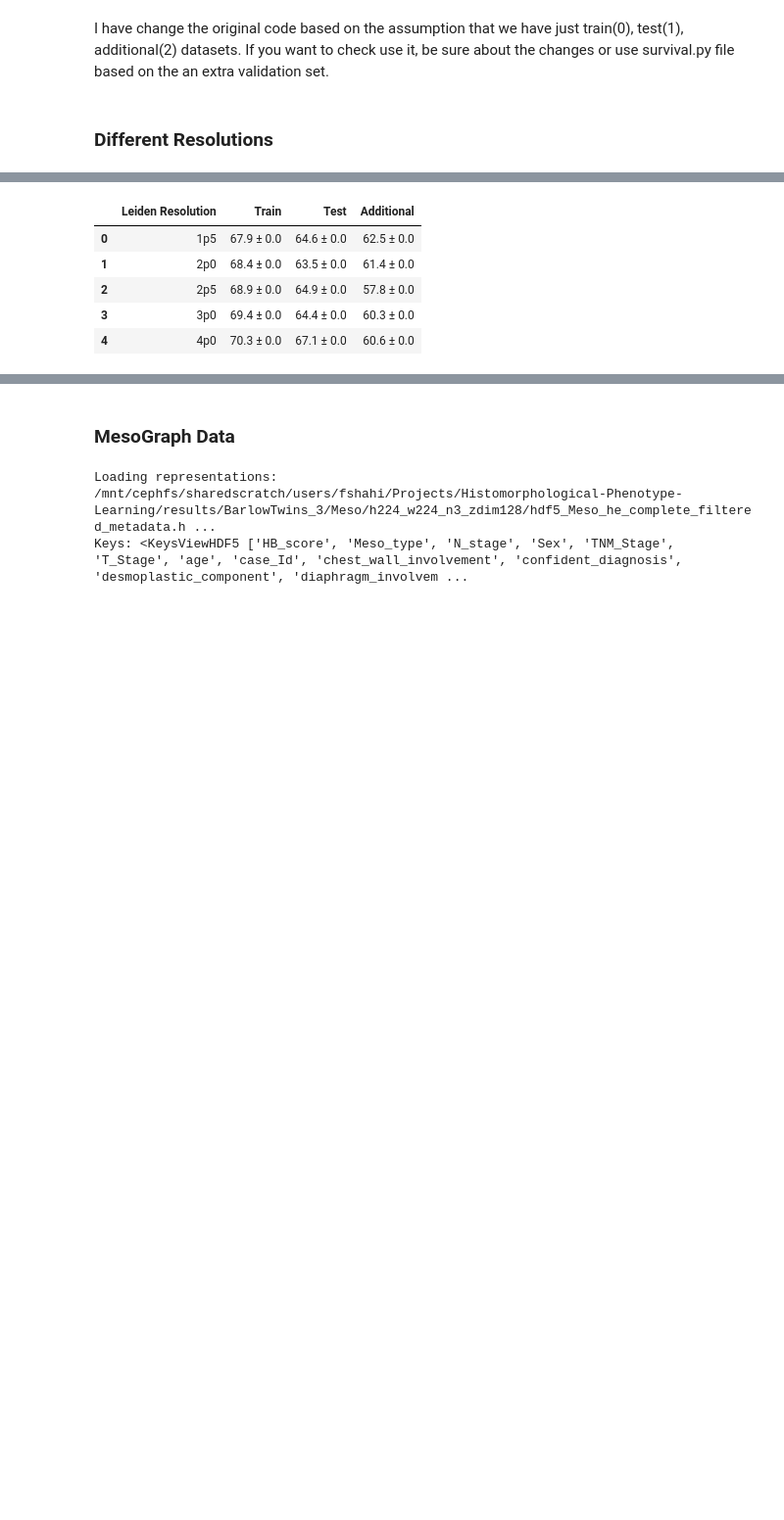
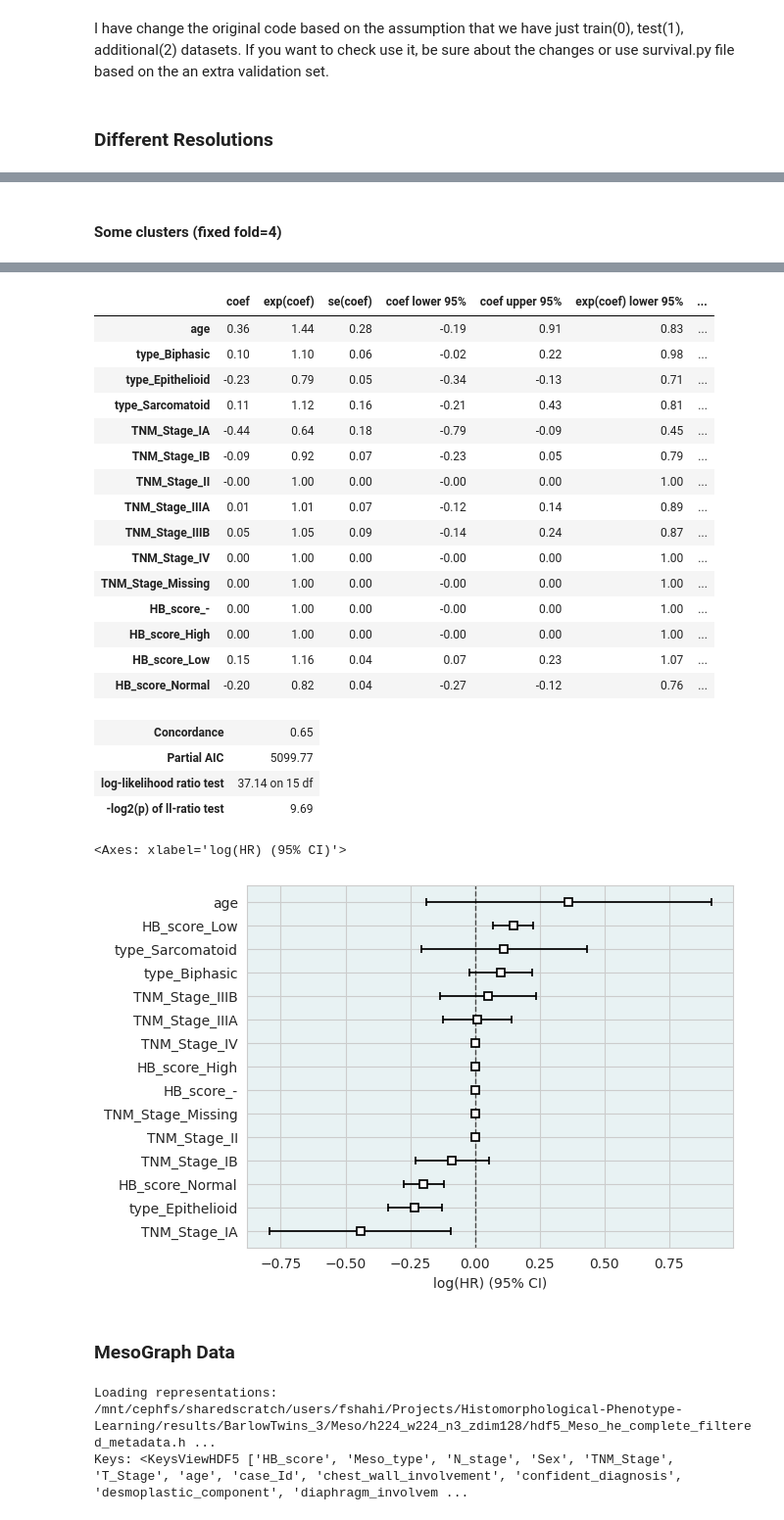
Before and after one commit to FarzanehSeyedshahi/Histomorphological-Phenotype-Learning, a Jupyter notebook: workflow/survival_figures.ipynb, the cells around one changed output, grey strips where cells are left out. Shown at 98% size. Saved outputs shown, nothing was run; the diff lists cells and outputs as text; code cells hidden in the pictures; blank space fills up the shorter version.

```diff
--- a/workflow/survival_figures.ipynb
+++ b/workflow/survival_figures.ipynb
@@ -204,11 +329,31 @@ for resolution in resolutions:
-# %%
-df_mean = cis_df.groupby(['Leiden Resolution']).mean().drop('Fold', axis=1).apply(lambda x: np.round(x*100,1))
-df_std = cis_df.groupby(['Leiden Resolution']).std().drop('Fold', axis=1).apply(lambda x: np.round(x,2))
-(df_mean.astype(str) + ' ± ' + df_std.astype(str)).reset_index()
-# %% [output]
-|  | Leiden Resolution | Train | Test | Additional |
-| 0 | 1p5 | 67.9 ± 0.0 | 64.6 ± 0.0 | 62.5 ± 0.0 |
-| 1 | 2p0 | 68.4 ± 0.0 | 63.5 ± 0.0 | 61.4 ± 0.0 |
-| 2 | 2p5 | 68.9 ± 0.0 | 64.9 ± 0.0 | 57.8 ± 0.0 |
-| 3 | 3p0 | 69.4 ± 0.0 | 64.4 ± 0.0 | 60.3 ± 0.0 |
-| 4 | 4p0 | 70.3 ± 0.0 | 67.1 ± 0.0 | 60.6 ± 0.0 |
+# %% [markdown]
+#### Some clusters (fixed fold=4)
+# %%
+cph = CoxPHFitter(penalizer=penalizer, l1_ratio=l1_ratio)
+meta_data = pd.read_csv('{}/files/Meso_patients.csv'.format(main_path))
+event_data_field = 'os_event_data'
+event_ind_field = 'os_event_ind'
+
+# event_data_field = 'time_to_recurrence'
+# event_ind_field = 'recurrence'
+
+columns = ['age', 'type', 'HB_score', 'TNM_Stage', event_data_field, event_ind_field]
+
+meta_data = meta_data[columns]
+meta_data = pd.get_dummies(meta_data, columns=['type', 'TNM_Stage', 'HB_score'], drop_first=False)
+meta_data['age'] = meta_data['age'] / meta_data['age'].max()
+# meta_data['type'] = meta_data['type'].map({'Epithelioid': 0, 'Sarcomatoid': 2, 'Biphasic': 1})
+# meta_data['smoking_history'] = meta_data['smoking_history'].map({'Unknown':-1 , 'Non-smoker': 0, 'Ex-smoker': 1, 'Current-smoker': 2})
+# meta_data['HB_score'] = meta_data['HB_score'].map({'Low': 0, 'Normal': 1, 'High': 2, '99': -1})
+# meta_data['wcc_score'] = meta_data['wcc_score'].map({'Low': 0, 'Normal': 1, 'High': 2, 'Unknown': -1})
+# meta_data['TNM_Stage'] = meta_data['TNM_Stage'].map({'IA': 0, 'IB':.5, 'II': 1, 'IIIA': 2, 'IIIB': 2.5, 'IV': 3, 'Missing': -1})
+# meta_data['Sex'] = meta_data['Sex'].map({'Male':0, 'Female':1})
+#  add a zero column
+meta_data.replace('-', 255, inplace=True)
+meta_data[event_data_field] = meta_data[event_data_field].astype(float)
+meta_data.fillna(-1, inplace=True)
+cph.fit(meta_data, duration_col=event_data_field, event_col=event_ind_field, robust=True)
+cph.print_summary()
+cph.plot()
+# cph.check_assumptions(meta_data, p_value_threshold=0.05, show_plots=True);
+# %% [output]
@@ -215,3 +371,25 @@ df_std = cis_df.groupby(['Leiden Resolution']).std().drop('Fold', axis=1).apply(
+|  | coef | exp(coef) | se(coef) | coef lower 95% | coef upper 95% | exp(coef) lower 95% | ... |
+| age | 0.36 | 1.44 | 0.28 | -0.19 | 0.91 | 0.83 | ... |
+| type_Biphasic | 0.10 | 1.10 | 0.06 | -0.02 | 0.22 | 0.98 | ... |
+| type_Epithelioid | -0.23 | 0.79 | 0.05 | -0.34 | -0.13 | 0.71 | ... |
+| type_Sarcomatoid | 0.11 | 1.12 | 0.16 | -0.21 | 0.43 | 0.81 | ... |
+| TNM_Stage_IA | -0.44 | 0.64 | 0.18 | -0.79 | -0.09 | 0.45 | ... |
+| TNM_Stage_IB | -0.09 | 0.92 | 0.07 | -0.23 | 0.05 | 0.79 | ... |
+| TNM_Stage_II | -0.00 | 1.00 | 0.00 | -0.00 | 0.00 | 1.00 | ... |
+| TNM_Stage_IIIA | 0.01 | 1.01 | 0.07 | -0.12 | 0.14 | 0.89 | ... |
+| TNM_Stage_IIIB | 0.05 | 1.05 | 0.09 | -0.14 | 0.24 | 0.87 | ... |
+| TNM_Stage_IV | 0.00 | 1.00 | 0.00 | -0.00 | 0.00 | 1.00 | ... |
+| TNM_Stage_Missing | 0.00 | 1.00 | 0.00 | -0.00 | 0.00 | 1.00 | ... |
+| HB_score_- | 0.00 | 1.00 | 0.00 | -0.00 | 0.00 | 1.00 | ... |
+| HB_score_High | 0.00 | 1.00 | 0.00 | -0.00 | 0.00 | 1.00 | ... |
+| HB_score_Low | 0.15 | 1.16 | 0.04 | 0.07 | 0.23 | 1.07 | ... |
+| HB_score_Normal | -0.20 | 0.82 | 0.04 | -0.27 | -0.12 | 0.76 | ... |
+| Concordance | 0.65 |
+| Partial AIC | 5099.77 |
+| log-likelihood ratio test | 37.14 on 15 df |
+| -log2(p) of ll-ratio test | 9.69 |
+<Axes: xlabel='log(HR) (95% CI)'>
+[figure, added]
 # %% [markdown]
 ### MesoGraph Data
 # %%
```
Also changed, not shown: parts of 22 cells of this notebook.
